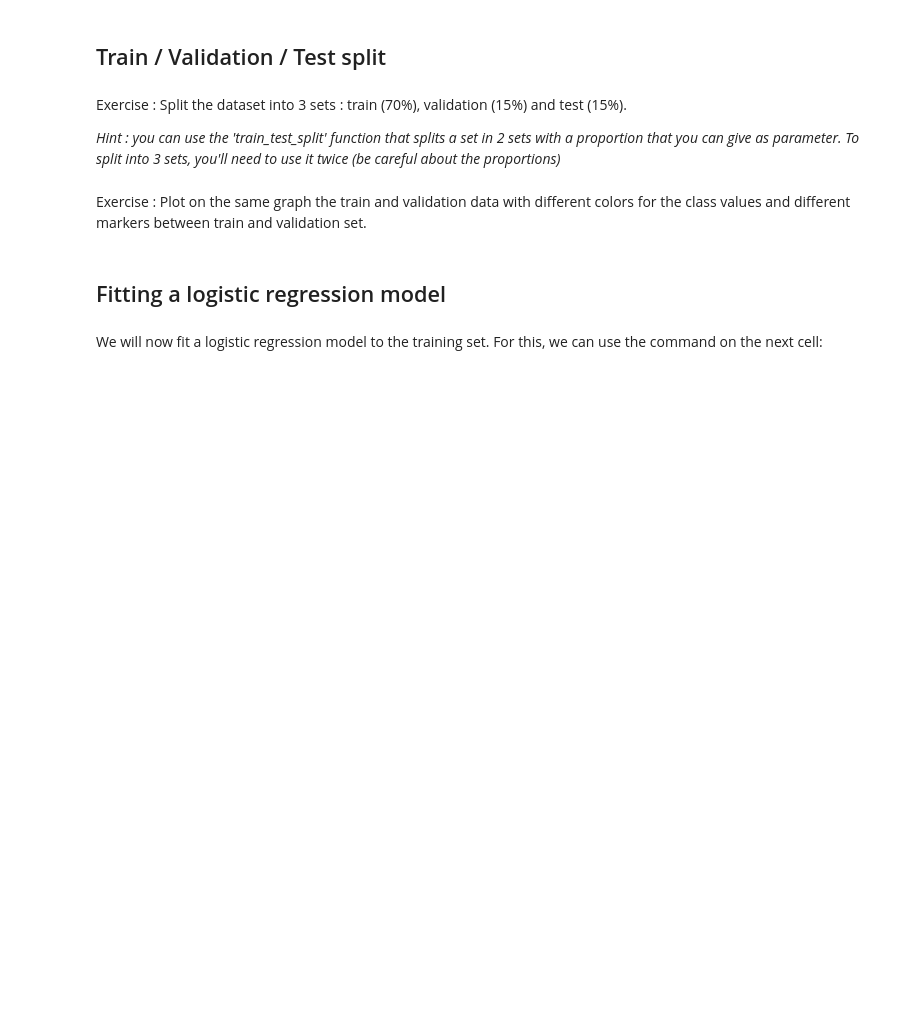
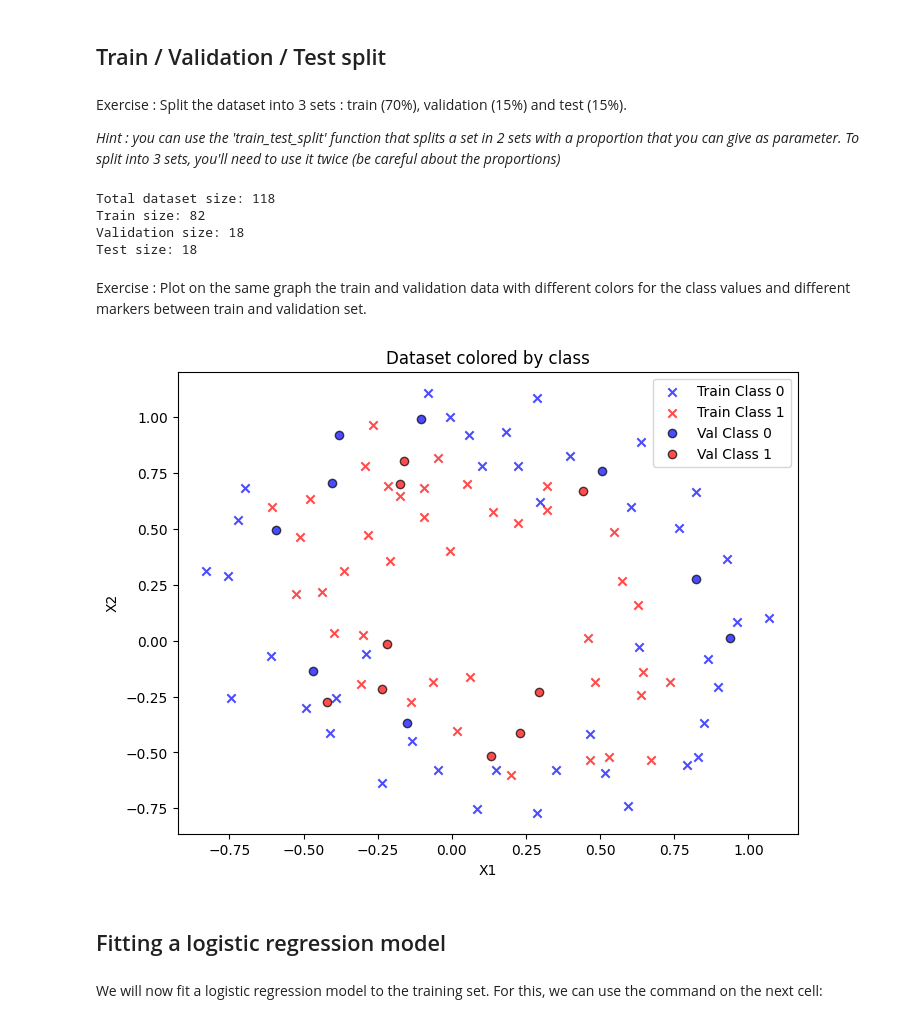
Before and after one commit to JoseRuiz01/MachineLearningLabs, a Jupyter notebook: TP_1_Logistic_Regression_student.ipynb, the cells around one changed output. Saved outputs shown, nothing was run; the diff lists cells and outputs as text; code cells hidden in the pictures; blank space fills up the shorter version.

Commit message:
First lab

```diff
--- a/TP_1_Logistic_Regression_student.ipynb
+++ b/TP_1_Logistic_Regression_student.ipynb
@@ -40,8 +94,48 @@ X1 should be on the x-axis, X2 on the y-axis and the points colored depending on
 Exercise : Split the dataset into 3 sets : train (70%), validation (15%) and test (15%).
 
 *Hint : you can use the 'train_test_split' function that splits a set in 2 sets with a proportion that you can give as parameter. To split into 3 sets, you'll need to use it twice (be careful about the proportions)*
+# %%
+# First split: train (70%) and temp (30%) "temporary set for validation and test"
+train_data, temp_data = train_test_split(data, test_size=0.3, random_state=42, stratify=data['Y'])
+
+# Second split: validation (15%) and test (15%) from temp (which is 30% of the data)
+val_data, test_data = train_test_split(temp_data, test_size=0.5, random_state=42, stratify=temp_data['Y'])
+
+# Check the sizes
+print("Total dataset size:", len(data))
+print("Train size:", len(train_data))
+print("Validation size:", len(val_data))
+print("Test size:", len(test_data))
+# %% [output]
+Total dataset size: 118
+Train size: 82
+Validation size: 18
+Test size: 18
 # %% [markdown]
 Exercise : Plot on the same graph the train and validation data with different colors for the class values and different markers between train and validation set.
+# %%
+plt.figure(figsize=(8,6))
+markers = {'train': 'x', 'val': 'o'}
+colors = {0: 'blue', 1: 'red'}
+
+# Plot train data
+for label in [0, 1]:
+    subset = train_data[train_data['Y'] == label]
+    plt.scatter(subset['X1'], subset['X2'], c=colors[label], marker=markers['train'], label=f'Train Class {label}', alpha=0.7)
+
+# Plot validation data
+for label in [0, 1]:
+    subset = val_data[val_data['Y'] == label]
+    plt.scatter(subset['X1'], subset['X2'], c=colors[label], marker=markers['val'], label=f'Val Class {label}', alpha=0.7, edgecolor='k')
+
+# Labeling the axes and adding a legend
+plt.xlabel('X1')
+plt.ylabel('X2')
+plt.legend()
+plt.title('Dataset colored by class')
+plt.show()
+# %% [output]
+[figure, added]
 # %% [markdown]
 ## Fitting a logistic regression model
 # %% [markdown]
```
Also changed, not shown: parts of 21 cells of this notebook.
